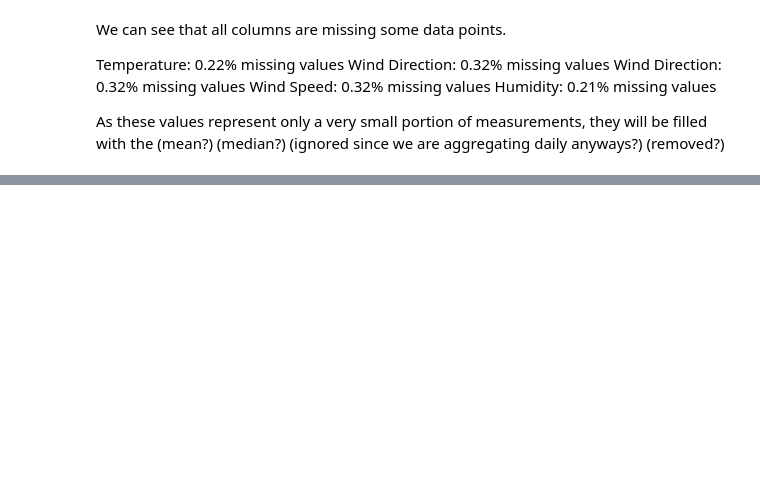
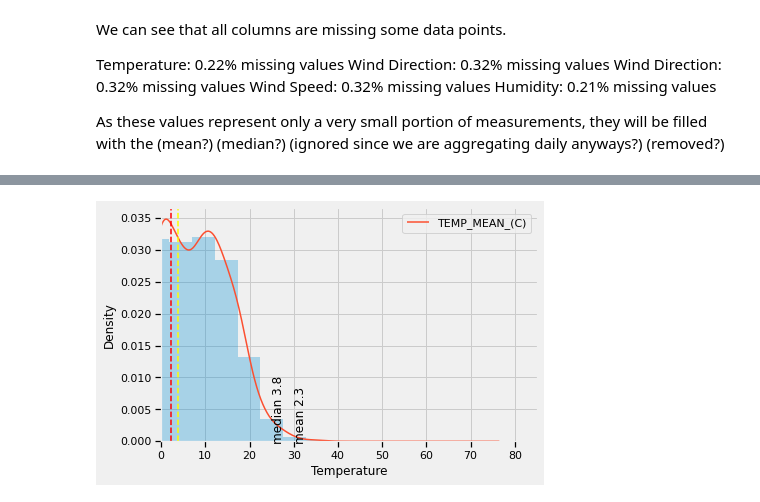
Before and after one commit to mirandadoris/CIV1498_Project2_Pythoneers, a Jupyter notebook: 1-Data_cleaning/Weather_Data_Cleaning.ipynb, the cells around one changed output, grey strips where cells are left out. Cells and saved outputs as stored; diff of their text form; code cells hidden in the pictures; blank space fills up the shorter version.

```diff
--- a/1-Data_cleaning/Weather_Data_Cleaning.ipynb
+++ b/1-Data_cleaning/Weather_Data_Cleaning.ipynb
@@ -168,3 +203,19 @@ As these values represent only a very small portion of measurements, they will b
+# %%
+ax = weather_data["TEMP_MEAN_(C)"].hist(bins=15, density=True, stacked=True, alpha=0.3)
+weather_data["TEMP_MEAN_(C)"].plot(kind='density')
+
+ax.set(xlabel='Temperature')
+plt.axvline(x=weather_data["TEMP_MEAN_(C)"].mean(), color = 'red', ls='--')
+plt.axvline(x=weather_data["TEMP_MEAN_(C)"].median(), color = 'yellow', ls='--')
+plt.text(30.1,0,'mean {}'.format(round(weather_data["TEMP_MEAN_(C)"].mean(),1)),rotation=90)
+plt.text(25.1,0,'median {}'.format(round(weather_data["TEMP_MEAN_(C)"].median(),1)),rotation=90)
+
+
+plt.legend()
+plt.xlim(0,85)
+plt.show()
+# %% [output]
+[figure, added]
 # %%
 weather_data_daily = weather_data.resample('D').mean()
 
```
Also changed, not shown: parts of 9 cells of this notebook.
